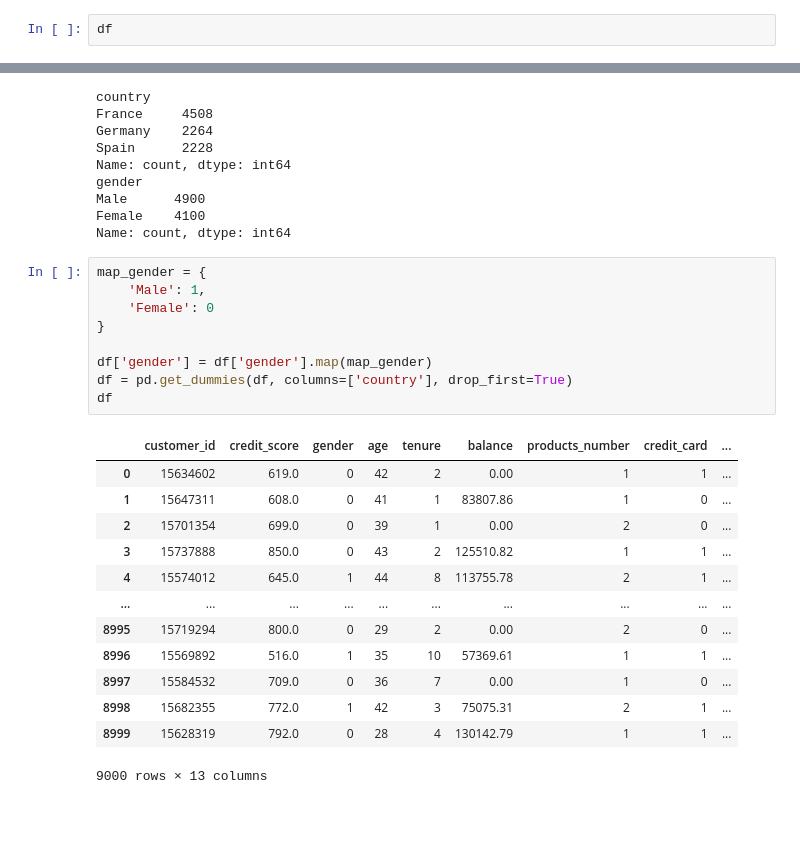
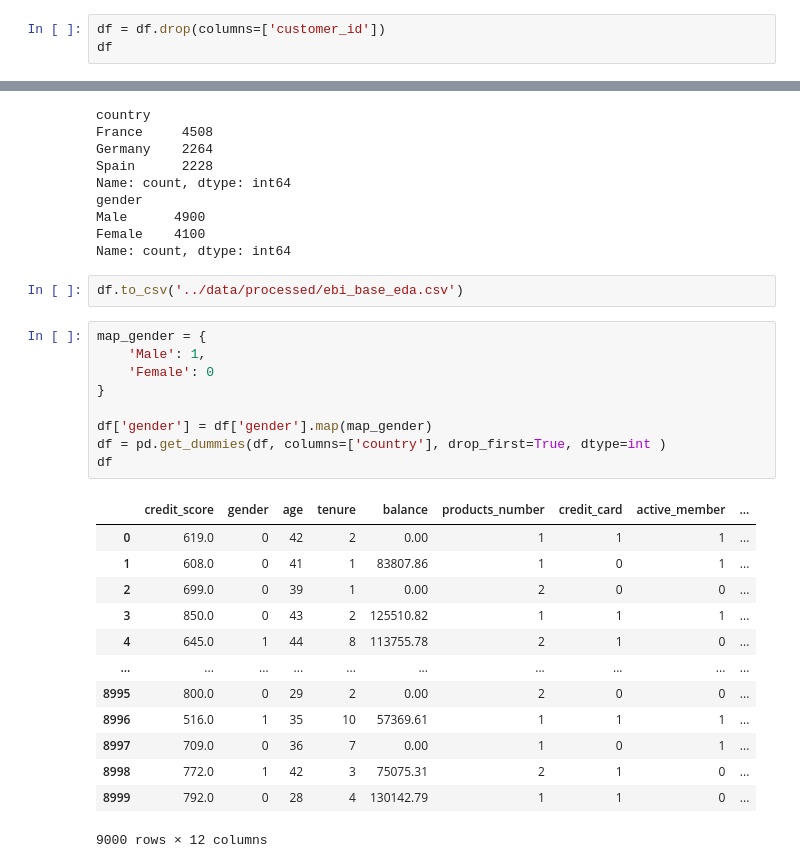
Before and after one commit to mihai20022/EuroBank_International, a Jupyter notebook: notebooks/1_data_preprocessing.ipynb, the cells around one changed output, grey strips where cells are left out. Drawn from its saved outputs; the diff is of its cells as text; blank space fills up the shorter version.

Commit message:
Exploratory Data Analysis completed. Starting wtih model building

```diff
--- a/notebooks/1_data_preprocessing.ipynb
+++ b/notebooks/1_data_preprocessing.ipynb
@@ -214,5 +214,6 @@ df.duplicated().sum()
 # %% [output]
 np.int64(0)
 # %%
+df = df.drop(columns=['customer_id'])
 df
 # %% [output]
@@ -244,26 +245,28 @@ gender
 Male      4900
 Female    4100
 Name: count, dtype: int64
+# %%
+df.to_csv('../data/processed/ebi_base_eda.csv')
 # %%
 map_gender = {
     'Male': 1,
     'Female': 0
 }
 
 df['gender'] = df['gender'].map(map_gender)
-df = pd.get_dummies(df, columns=['country'], drop_first=True)
+df = pd.get_dummies(df, columns=['country'], drop_first=True, dtype=int )
 df
 # %% [output]
-|  | customer_id | credit_score | gender | age | tenure | balance | products_number | credit_card | ... |
-| 0 | 15634602 | 619.0 | 0 | 42 | 2 | 0.00 | 1 | 1 | ... |
-| 1 | 15647311 | 608.0 | 0 | 41 | 1 | 83807.86 | 1 | 0 | ... |
-| 2 | 15701354 | 699.0 | 0 | 39 | 1 | 0.00 | 2 | 0 | ... |
-| 3 | 15737888 | 850.0 | 0 | 43 | 2 | 125510.82 | 1 | 1 | ... |
-| 4 | 15574012 | 645.0 | 1 | 44 | 8 | 113755.78 | 2 | 1 | ... |
+|  | credit_score | gender | age | tenure | balance | products_number | credit_card | active_member | ... |
+| 0 | 619.0 | 0 | 42 | 2 | 0.00 | 1 | 1 | 1 | ... |
+| 1 | 608.0 | 0 | 41 | 1 | 83807.86 | 1 | 0 | 1 | ... |
+| 2 | 699.0 | 0 | 39 | 1 | 0.00 | 2 | 0 | 0 | ... |
+| 3 | 850.0 | 0 | 43 | 2 | 125510.82 | 1 | 1 | 1 | ... |
+| 4 | 645.0 | 1 | 44 | 8 | 113755.78 | 2 | 1 | 0 | ... |
 | ... | ... | ... | ... | ... | ... | ... | ... | ... | ... |
-| 8995 | 15719294 | 800.0 | 0 | 29 | 2 | 0.00 | 2 | 0 | ... |
-| 8996 | 15569892 | 516.0 | 1 | 35 | 10 | 57369.61 | 1 | 1 | ... |
-| 8997 | 15584532 | 709.0 | 0 | 36 | 7 | 0.00 | 1 | 0 | ... |
-| 8998 | 15682355 | 772.0 | 1 | 42 | 3 | 75075.31 | 2 | 1 | ... |
-| 8999 | 15628319 | 792.0 | 0 | 28 | 4 | 130142.79 | 1 | 1 | ... |
+| 8995 | 800.0 | 0 | 29 | 2 | 0.00 | 2 | 0 | 0 | ... |
+| 8996 | 516.0 | 1 | 35 | 10 | 57369.61 | 1 | 1 | 1 | ... |
+| 8997 | 709.0 | 0 | 36 | 7 | 0.00 | 1 | 0 | 1 | ... |
+| 8998 | 772.0 | 1 | 42 | 3 | 75075.31 | 2 | 1 | 0 | ... |
+| 8999 | 792.0 | 0 | 28 | 4 | 130142.79 | 1 | 1 | 0 | ... |
-9000 rows × 13 columns
+9000 rows × 12 columns
```
Also changed, not shown: parts of 4 cells of this notebook, 4 other files.
